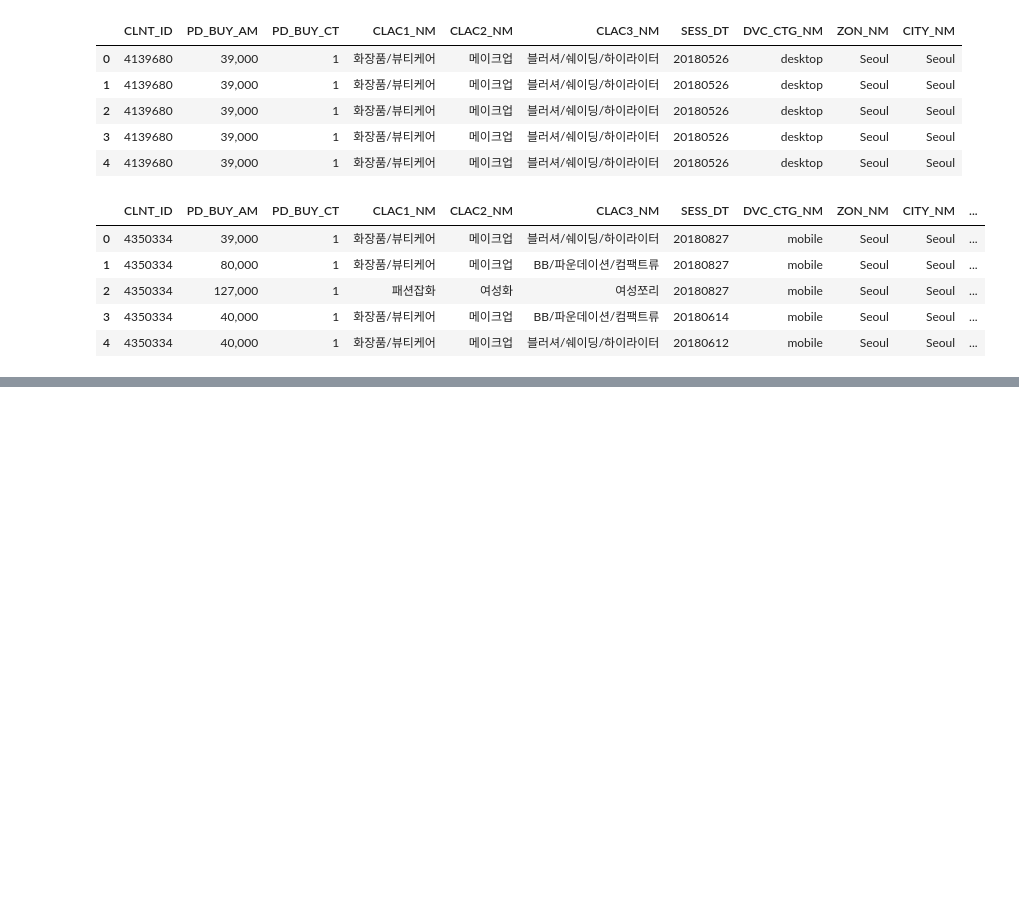
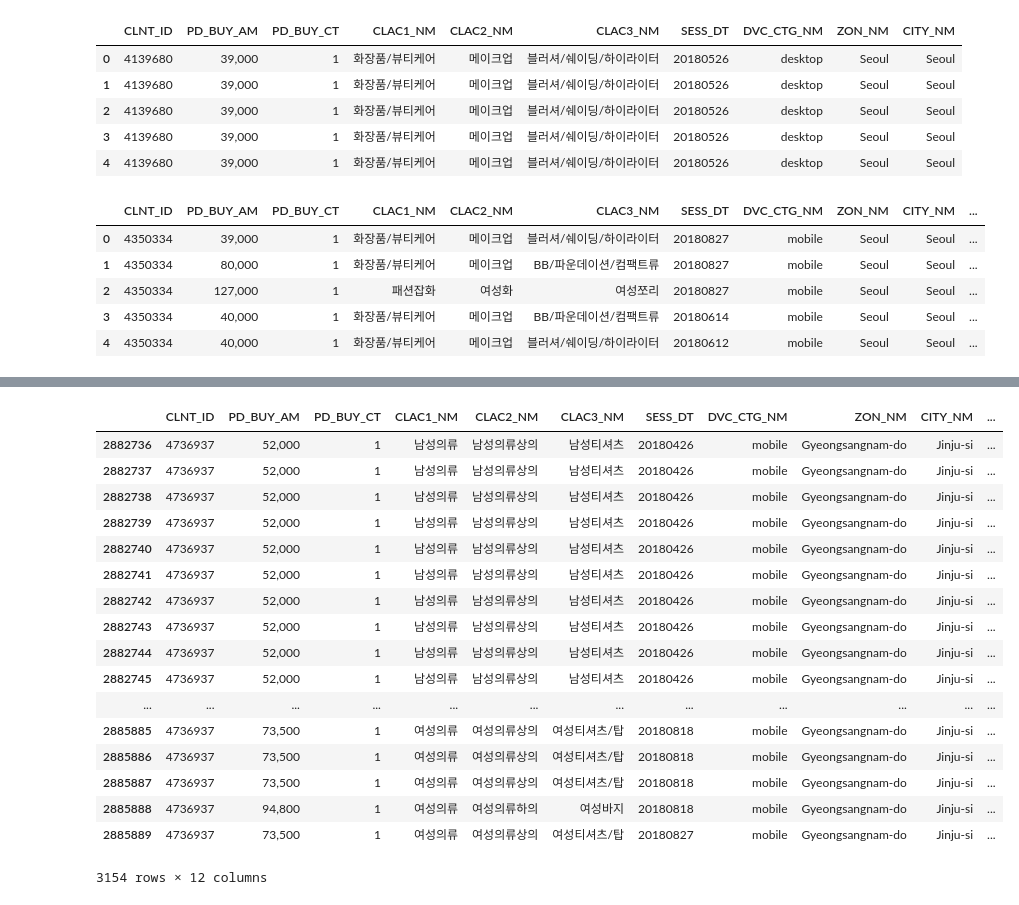
Before and after one commit to hyeon95y/Trend_Predicting, a Jupyter notebook: Exploring Data.ipynb, the cells around one changed output, grey strips where cells are left out. Cells and saved outputs as stored; diff of their text form; code cells hidden in the pictures; blank space fills up the shorter version.

```diff
--- a/Exploring Data.ipynb
+++ b/Exploring Data.ipynb
@@ -258,0 +258,3 @@ merge3.head()
+# %%
+purchase = merge3
+purchase['CLNT_ID'].value_counts()
@@ -258,0 +279,21 @@ merge3.head()
+# %%
+purchase[purchase['CLNT_ID']==4736937]
+# %% [output]
+|  | CLNT_ID | PD_BUY_AM | PD_BUY_CT | CLAC1_NM | CLAC2_NM | CLAC3_NM | SESS_DT | DVC_CTG_NM | ZON_NM | CITY_NM | ... |
+| 2882736 | 4736937 | 52,000 | 1 | 남성의류 | 남성의류상의 | 남성티셔츠 | 20180426 | mobile | Gyeongsangnam-do | Jinju-si | ... |
+| 2882737 | 4736937 | 52,000 | 1 | 남성의류 | 남성의류상의 | 남성티셔츠 | 20180426 | mobile | Gyeongsangnam-do | Jinju-si | ... |
+| 2882738 | 4736937 | 52,000 | 1 | 남성의류 | 남성의류상의 | 남성티셔츠 | 20180426 | mobile | Gyeongsangnam-do | Jinju-si | ... |
+| 2882739 | 4736937 | 52,000 | 1 | 남성의류 | 남성의류상의 | 남성티셔츠 | 20180426 | mobile | Gyeongsangnam-do | Jinju-si | ... |
+| 2882740 | 4736937 | 52,000 | 1 | 남성의류 | 남성의류상의 | 남성티셔츠 | 20180426 | mobile | Gyeongsangnam-do | Jinju-si | ... |
+| 2882741 | 4736937 | 52,000 | 1 | 남성의류 | 남성의류상의 | 남성티셔츠 | 20180426 | mobile | Gyeongsangnam-do | Jinju-si | ... |
+| 2882742 | 4736937 | 52,000 | 1 | 남성의류 | 남성의류상의 | 남성티셔츠 | 20180426 | mobile | Gyeongsangnam-do | Jinju-si | ... |
+| 2882743 | 4736937 | 52,000 | 1 | 남성의류 | 남성의류상의 | 남성티셔츠 | 20180426 | mobile | Gyeongsangnam-do | Jinju-si | ... |
+| 2882744 | 4736937 | 52,000 | 1 | 남성의류 | 남성의류상의 | 남성티셔츠 | 20180426 | mobile | Gyeongsangnam-do | Jinju-si | ... |
+| 2882745 | 4736937 | 52,000 | 1 | 남성의류 | 남성의류상의 | 남성티셔츠 | 20180426 | mobile | Gyeongsangnam-do | Jinju-si | ... |
+| ... | ... | ... | ... | ... | ... | ... | ... | ... | ... | ... | ... |
+| 2885885 | 4736937 | 73,500 | 1 | 여성의류 | 여성의류상의 | 여성티셔츠/탑 | 20180818 | mobile | Gyeongsangnam-do | Jinju-si | ... |
+| 2885886 | 4736937 | 73,500 | 1 | 여성의류 | 여성의류상의 | 여성티셔츠/탑 | 20180818 | mobile | Gyeongsangnam-do | Jinju-si | ... |
+| 2885887 | 4736937 | 73,500 | 1 | 여성의류 | 여성의류상의 | 여성티셔츠/탑 | 20180818 | mobile | Gyeongsangnam-do | Jinju-si | ... |
+| 2885888 | 4736937 | 94,800 | 1 | 여성의류 | 여성의류하의 | 여성바지 | 20180818 | mobile | Gyeongsangnam-do | Jinju-si | ... |
+| 2885889 | 4736937 | 73,500 | 1 | 여성의류 | 여성의류상의 | 여성티셔츠/탑 | 20180827 | mobile | Gyeongsangnam-do | Jinju-si | ... |
+3154 rows × 12 columns
```
Also changed, not shown: parts of 4 cells of this notebook.
